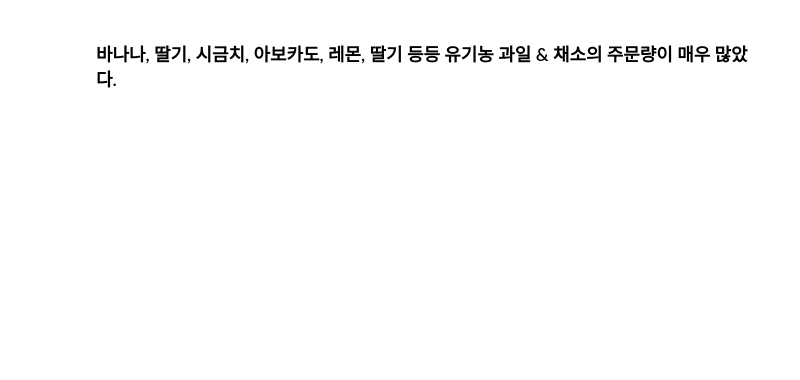
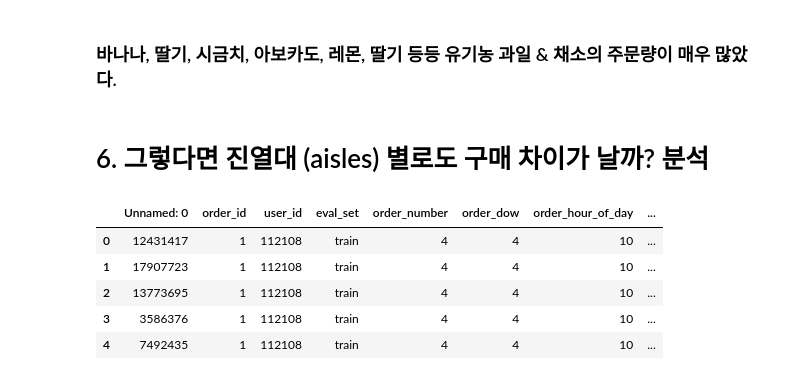
Before and after one commit to feelinppl/Aiffel, a Jupyter notebook: youngseok_analyze.ipynb, the cells around one changed output. Saved outputs shown, nothing was run; the diff lists cells and outputs as text; code cells hidden in the pictures; blank space fills up the shorter version.

```diff
--- a/youngseok_analyze.ipynb
+++ b/youngseok_analyze.ipynb
@@ -144,2 +71,16 @@ plt.show()
-# %% [markdown]
-### 바나나, 딸기, 시금치, 아보카도, 레몬, 딸기 등등 유기농 과일 & 채소의 주문량이 매우 많았다.
+# %% [markdown]
+### 바나나, 딸기, 시금치, 아보카도, 레몬, 딸기 등등 유기농 과일 & 채소의 주문량이 매우 많았다.
+# %% [markdown]
+# 6. 그렇다면 진열대 (aisles) 별로도 구매 차이가 날까? 분석
+# %%
+#이후 분석은 통합 csv로 작업해보겠습니다.
+
+order_new = pd.read_csv('./datas/order_merged_info_new.csv')
+order_new.head()
+# %% [output]
+|  | Unnamed: 0 | order_id | user_id | eval_set | order_number | order_dow | order_hour_of_day | ... |
+| 0 | 12431417 | 1 | 112108 | train | 4 | 4 | 10 | ... |
+| 1 | 17907723 | 1 | 112108 | train | 4 | 4 | 10 | ... |
+| 2 | 13773695 | 1 | 112108 | train | 4 | 4 | 10 | ... |
+| 3 | 3586376 | 1 | 112108 | train | 4 | 4 | 10 | ... |
+| 4 | 7492435 | 1 | 112108 | train | 4 | 4 | 10 | ... |
```
Also changed, not shown: parts of 31 cells of this notebook.
